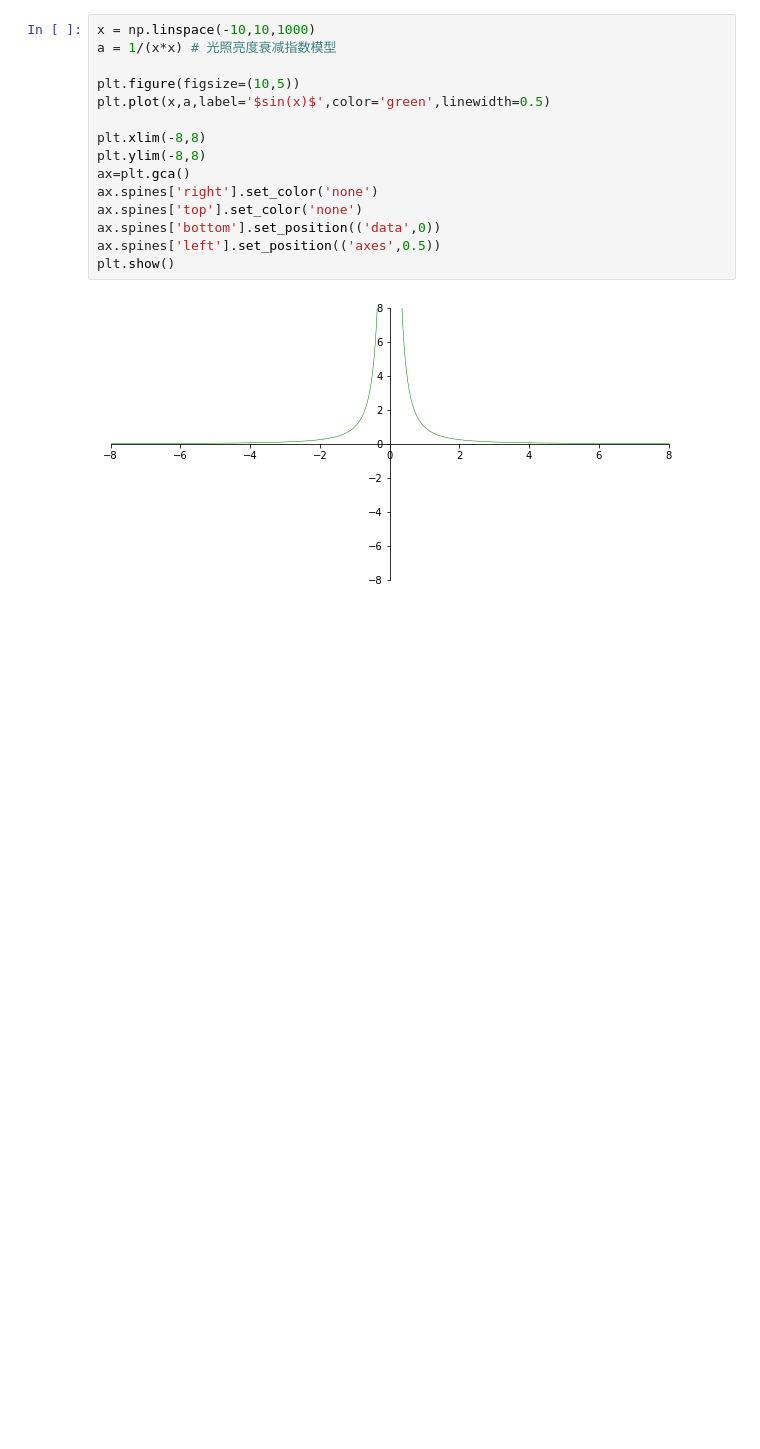
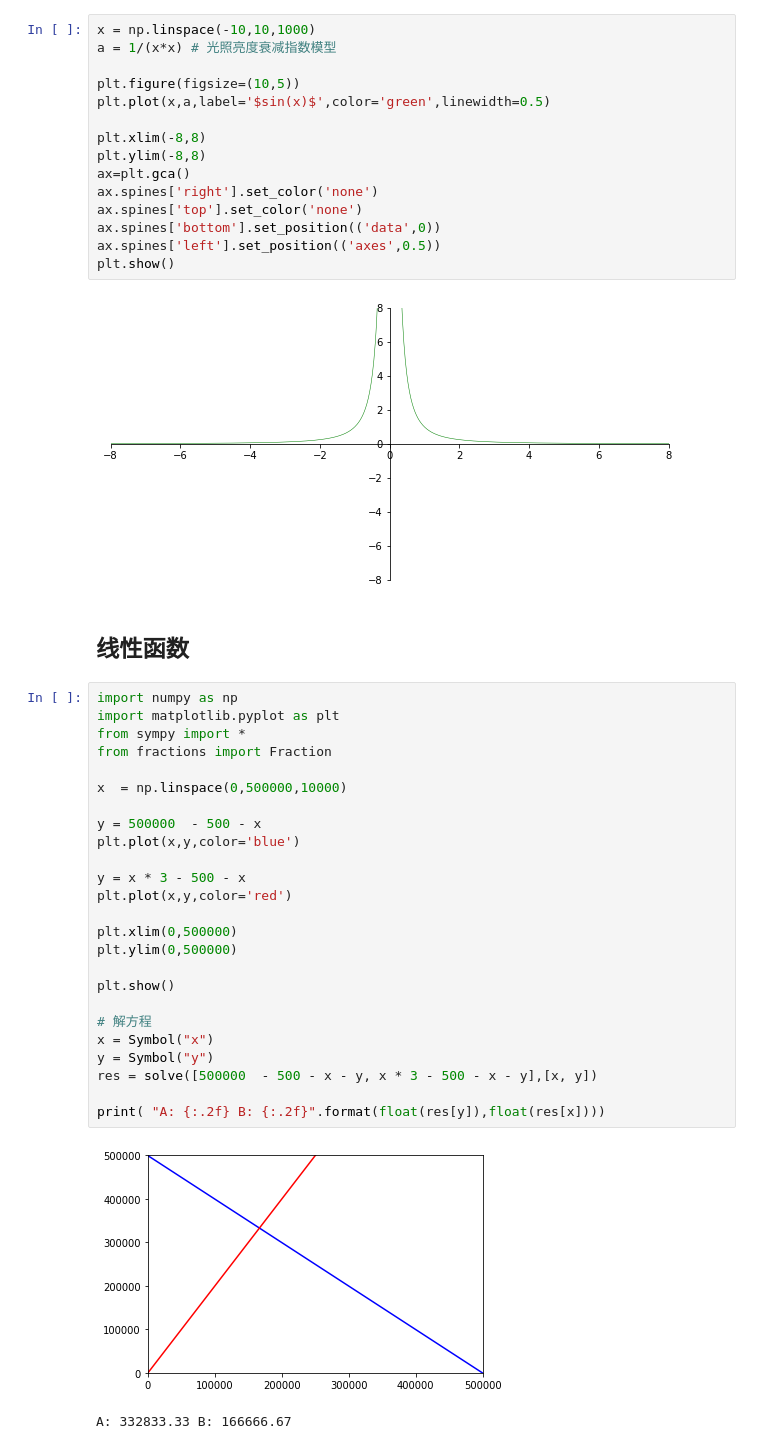
Before and after one commit to qiaogaojian/note_hexo, a Jupyter notebook: Jupyter/高等数学基础.ipynb, the cells around one changed output. Drawn from its saved outputs; the diff is of its cells as text; blank space fills up the shorter version.

```diff
--- a/Jupyter/高等数学基础.ipynb
+++ b/Jupyter/高等数学基础.ipynb
@@ -225,3 +225,33 @@ ax.spines['left'].set_position(('axes',0.5))
 plt.show()
 # %% [output]
 [figure]
+# %% [markdown]
+## 线性函数
+# %%
+import numpy as np
+import matplotlib.pyplot as plt
+from sympy import *
+from fractions import Fraction
+
+x  = np.linspace(0,500000,10000)
+
+y = 500000  - 500 - x
+plt.plot(x,y,color='blue')
+
+y = x * 3 - 500 - x
+plt.plot(x,y,color='red')
+
+plt.xlim(0,500000)
+plt.ylim(0,500000)
+
+plt.show()
+
+# 解方程
+x = Symbol("x")
+y = Symbol("y")
+res = solve([500000  - 500 - x - y, x * 3 - 500 - x - y],[x, y])
+
+print( "A: {:.2f} B: {:.2f}".format(float(res[y]),float(res[x])))
+# %% [output]
+[figure, added]
+A: 332833.33 B: 166666.67
```
Also changed, not shown: 6 other files.
